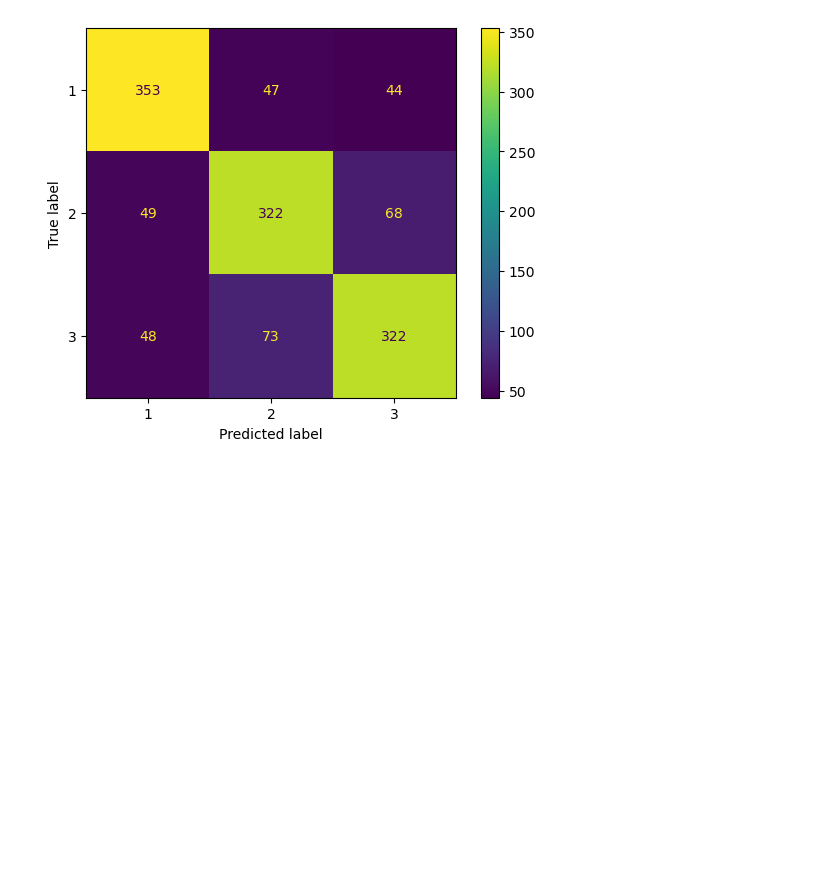
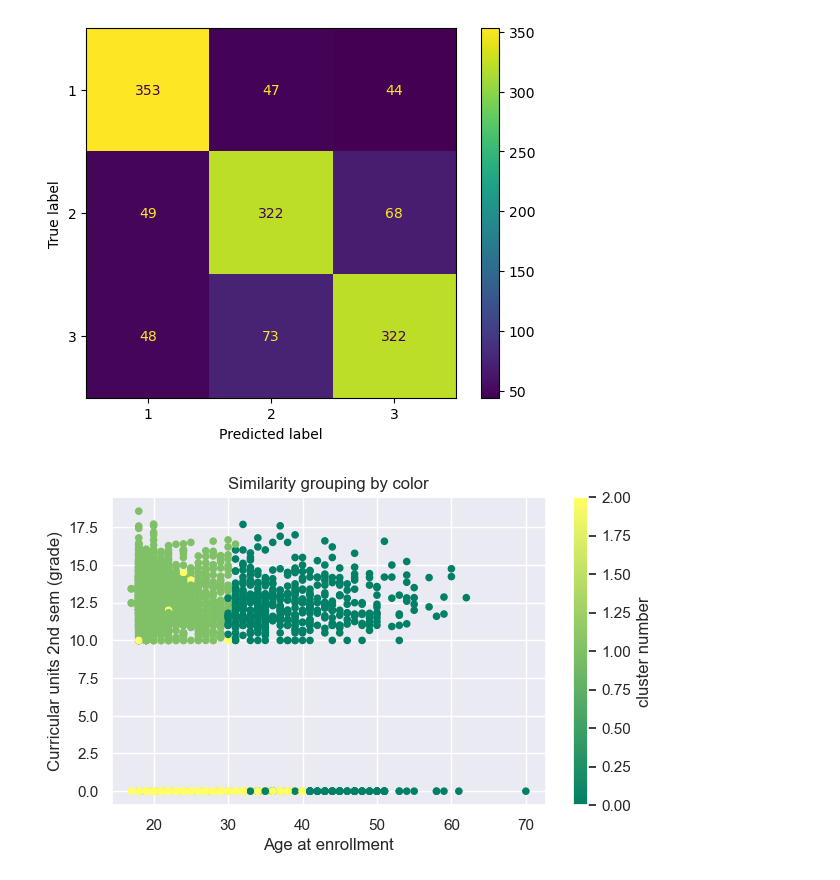
Before and after one commit to erin-le/ecs163-team-10, a Jupyter notebook: ml-models/ml-notebook.ipynb, the cells around one changed output. Drawn from its saved outputs; the diff is of its cells as text; code cells hidden in the pictures; blank space fills up the shorter version.

```diff
--- a/ml-models/ml-notebook.ipynb
+++ b/ml-models/ml-notebook.ipynb
@@ -162,3 +181,60 @@ plt.grid(False)
    macro avg       0.75      0.75      0.75      1326
 weighted avg       0.75      0.75      0.75      1326
 [figure]
+# %%
+# K-means clustering
+
+kmeans = KMeans(n_clusters=3)
+label = kmeans.fit(df)
+df['cluster number'] = label.labels_
+x_col = cols[3]
+y_col = cols[7]
+
+# Valid colormaps:
+'''
+'Accent', 'Accent_r', 'Blues', 'Blues_r', 'BrBG', 'BrBG_r', 'BuGn', 'BuGn_r',
+'BuPu', 'BuPu_r', 'CMRmap', 'CMRmap_r', 'Dark2', 'Dark2_r', 'GnBu', 'GnBu_r', 'Grays',
+'Greens', 'Greens_r', 'Greys', 'Greys_r', 'OrRd', 'OrRd_r', 'Oranges', 'Oranges_r', 'PRGn', 'PRGn_r', 'Paired', 'Paired_r',
+'Pastel1', 'Pastel1_r', 'Pastel2', 'Pastel2_r', 'PiYG', 'PiYG_r', 'PuBu', 'PuBuGn', 'PuBuGn_r', 'PuBu_r', 'PuOr', 'PuOr_r',
+'PuRd', 'PuRd_r', 'Purples', 'Purples_r', 'RdBu', 'RdBu_r', 'RdGy', 'RdGy_r', 'RdPu', 'RdPu_r', 'RdYlBu', 'RdYlBu_r', 'RdYlGn',
+'RdYlGn_r', 'Reds', 'Reds_r', 'Set1', 'Set1_r', 'Set2', 'Set2_r', 'Set3', 'Set3_r', 'Spectral', 'Spectral_r', 'Wistia', 'Wistia_r',
+'YlGn', 'YlGnBu', 'YlGnBu_r', 'YlGn_r', 'YlOrBr', 'YlOrBr_r', 'YlOrRd', 'YlOrRd_r', 'afmhot', 'afmhot_r', 'autumn', 'autumn_r',
+'binary', 'binary_r', 'bone', 'bone_r', 'brg', 'brg_r', 'bwr', 'bwr_r', 'cividis', 'cividis_r', 'cool', 'cool_r', 'coolwarm',
+'coolwarm_r', 'copper', 'copper_r', 'crest', 'crest_r', 'cubehelix', 'cubehelix_r', 'flag', 'flag_r', 'flare', 'flare_r',
+'gist_earth', 'gist_earth_r', 'gist_gray', 'gist_gray_r', 'gist_grey', 'gist_heat', 'gist_heat_r', 'gist_ncar', 'gist_ncar_r',
+'gist_rainbow', 'gist_rainbow_r', 'gist_stern', 'gist_stern_r', 'gist_yarg', 'gist_yarg_r', 'gist_yerg', 'gnuplot', 'gnuplot2',
+'gnuplot2_r', 'gnuplot_r', 'gray', 'gray_r', 'grey', 'hot', 'hot_r', 'hsv', 'hsv_r', 'icefire', 'icefire_r', 'inferno', 'inferno_r',
+'jet', 'jet_r', 'magma', 'magma_r', 'mako', 'mako_r', 'nipy_spectral', 'nipy_spectral_r', 'ocean', 'ocean_r', 'pink', 'pink_r', 'plasma',
+'plasma_r', 'prism', 'prism_r', 'rainbow', 'rainbow_r', 'rocket', 'rocket_r', 'seismic', 'seismic_r', 'spring', 'spring_r', 'summer',
+'summer_r', 'tab10', 'tab10_r', 'tab20', 'tab20_r', 'tab20b', 'tab20b_r', 'tab20c', 'tab20c_r', 'terrain', 'terrain_r', 'turbo', 'turbo_r',
+'twilight', 'twilight_r', 'twilight_shifted', 'twilight_shifted_r', 'viridis', 'viridis_r', 'vlag', 'vlag_r', 'winter', 'winter_r'
+'''
+df.plot.scatter(x_col, y_col, c='cluster number', colormap='summer', figsize=(7,4))
+
+# label_0 = df[label == 0]
+# label_1 = df[label == 1]
+# label_2 = df[label == 2]
+
+# cols = df.columns
+plt.xlabel(x_col)
+plt.ylabel(y_col)
+plt.title("Similarity grouping by color")
+# plt.scatter(label_0[cols[0]], label_0[cols[1]], color = 'red')
+# plt.scatter(label_1[cols[0]], label_1[cols[1]], color = 'black')
+# plt.scatter(label_2[cols[0]], label_2[cols[1]], color = 'blue')
+# plt.show()
+# Getting unique labels
+
+# u_labels = np.unique(label)
+
+# #plotting the results:
+
+# for i in u_labels:
+#     plt.scatter(df[label == i , 0] , df[label == i , 1] , label = i)
+# plt.legend()
+plt.show()
+# display(df)
+# df_array
+# df.columns
+# %% [output]
+[figure, added]
```
Also changed, not shown: parts of 6 cells of this notebook, 4 other files.
